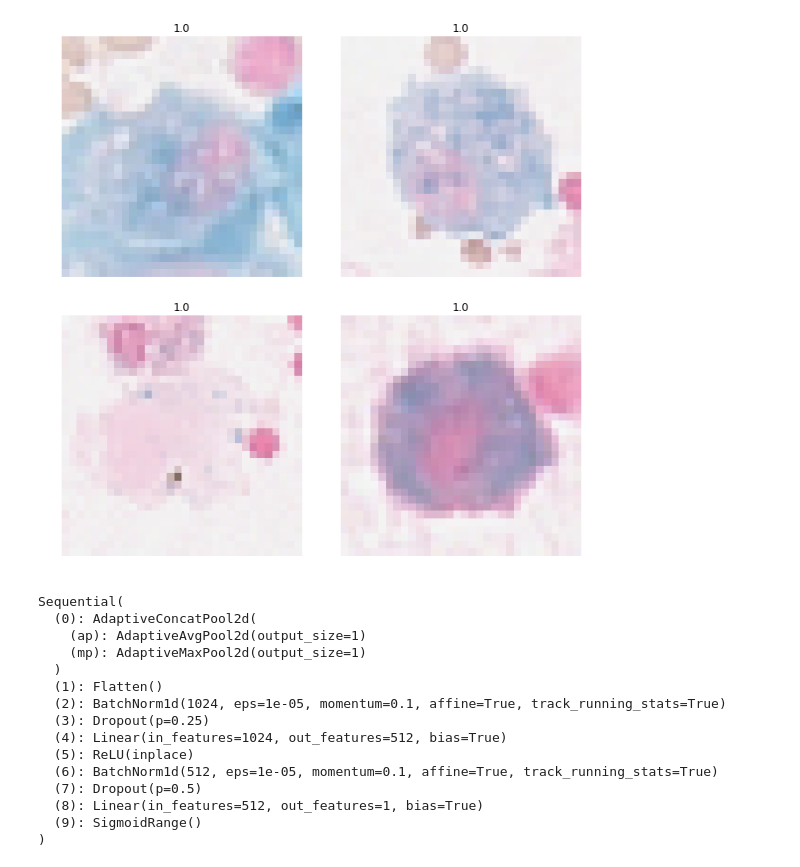
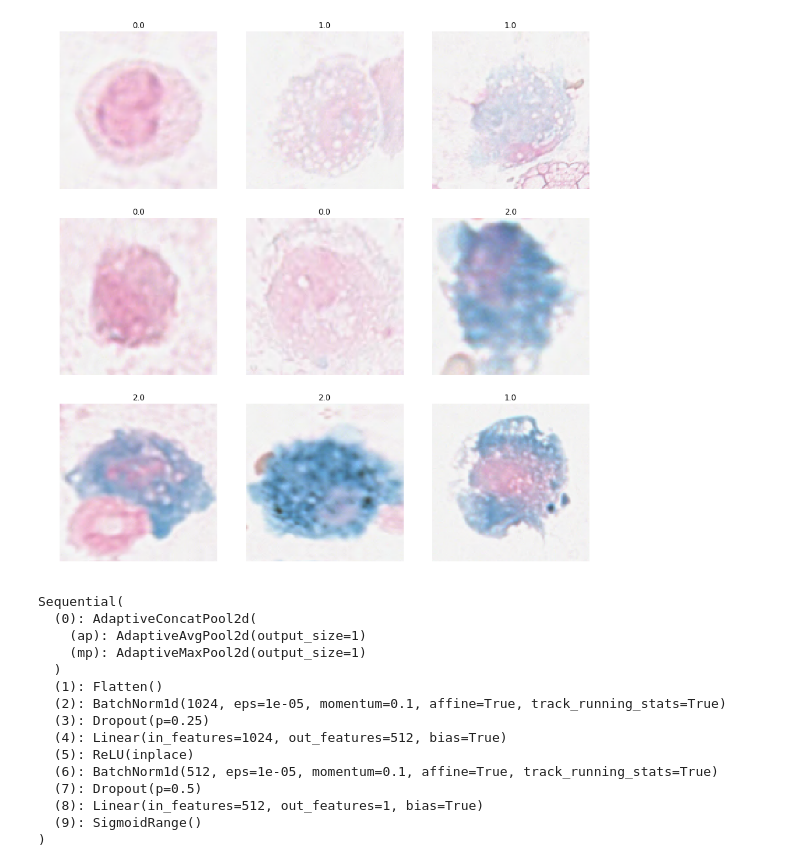
Before and after one commit to ChristianMarzahl/EIPH_WSI, a Jupyter notebook: Regression/baseline.ipynb, the cells around one changed output. Drawn from its saved outputs; the diff is of its cells as text; code cells hidden in the pictures.

```diff
--- a/Regression/baseline.ipynb
+++ b/Regression/baseline.ipynb
@@ -58,7 +41,7 @@ Test: None
-# %%
-data.show_batch(ds_type=DatasetType.Valid, rows=2, figsize=(9,9))
-# %% [output]
-[figure, removed]
+# %%
+fig = data.show_batch(rows=3)
+# %% [output]
+[figure, added]
 # %%
 class L1LossFlat(nn.L1Loss):
     #Mean Absolute Error Loss
```
Also changed, not shown: parts of 14 cells of this notebook, 16 other files.
